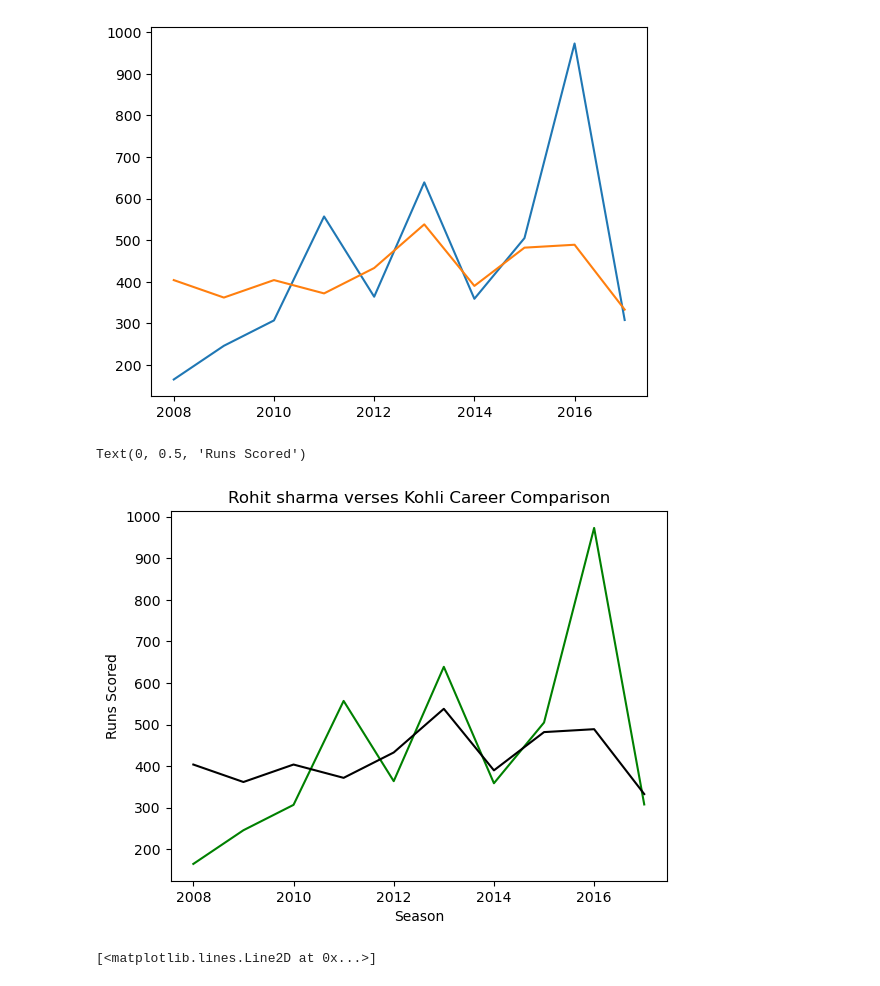
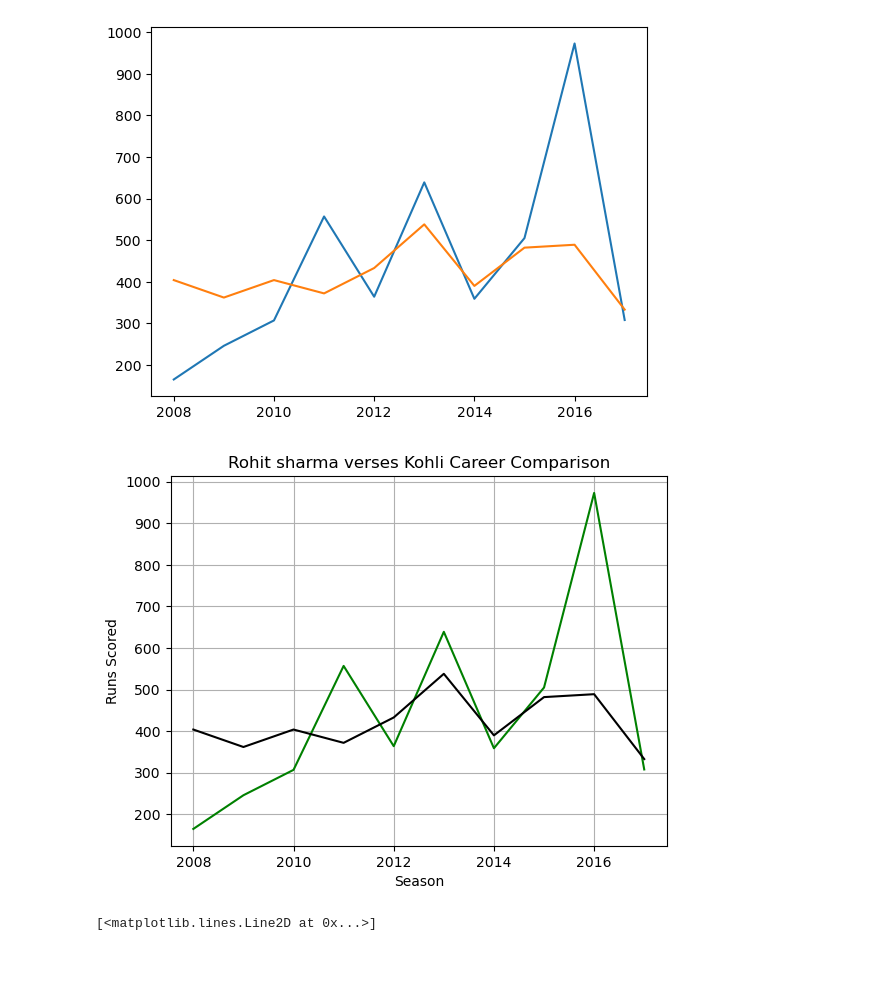
Before and after one commit to sourabh1909/ML-Codes, a Jupyter notebook: Matplot/Matplotlib/01_matplot.ipynb, the cells around one changed output. Cells and saved outputs as stored; diff of their text form; code cells hidden in the pictures.

```diff
--- a/Matplot/Matplotlib/01_matplot.ipynb
+++ b/Matplot/Matplotlib/01_matplot.ipynb
@@ -41,15 +41,15 @@ plt.plot(batsman['index'],batsman['RG Sharma'])
 # %%
 plt.plot(batsman['index'],batsman['V Kohli'],color='green')
 plt.plot(batsman['index'],batsman['RG Sharma'],color='black')
 
 plt.title('Rohit sharma verses Kohli Career Comparison')
 plt.xlabel('Season')
 plt.ylabel('Runs Scored')
+plt.grid()
 
 # color is hidden parameter in plt.plot()
 # %% [output]
-Text(0, 0.5, 'Runs Scored')
-[figure, old version]
+[figure, new version]
 # %%
 plt.plot(batsman['index'],batsman['V Kohli'],color='green')
 plt.plot(batsman['index'],batsman['RG Sharma'],color='black',linestyle='dotted')
```
Also changed, not shown: 3 other files.
